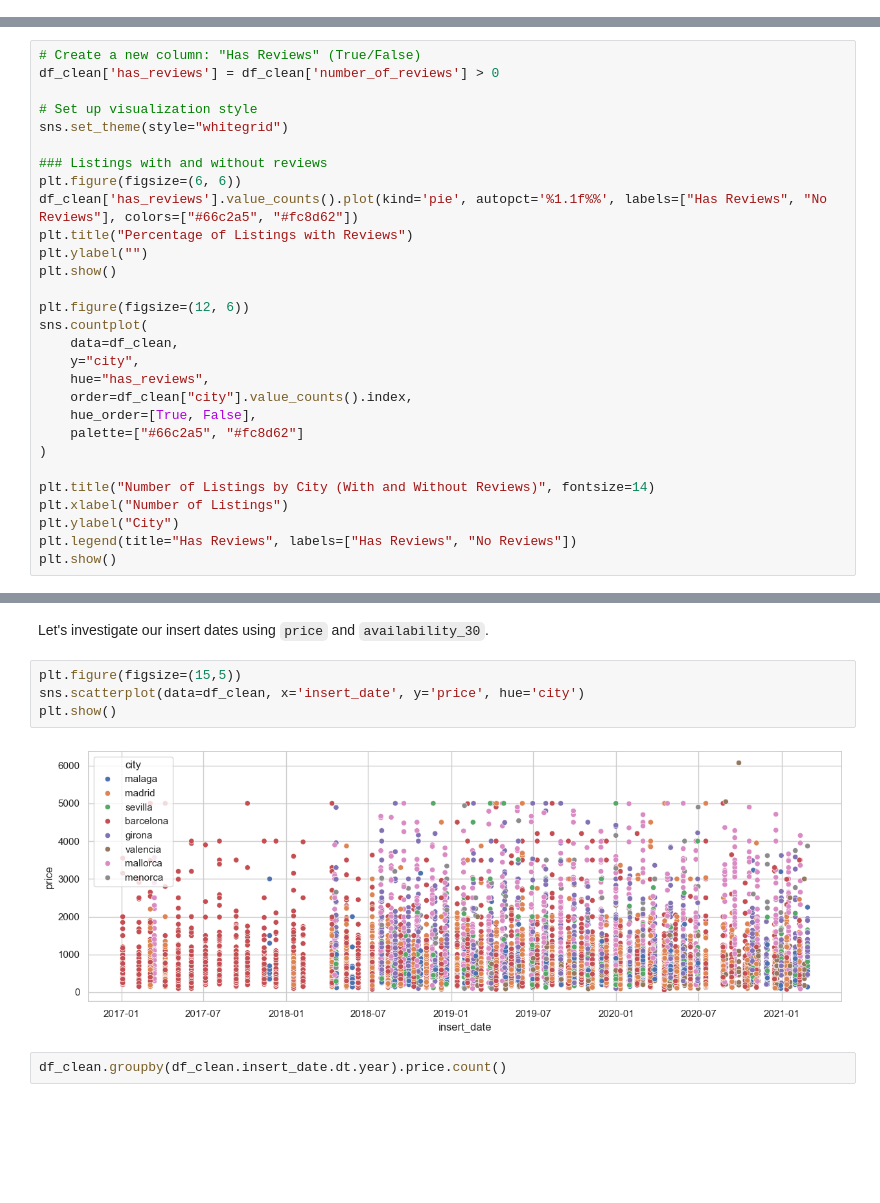
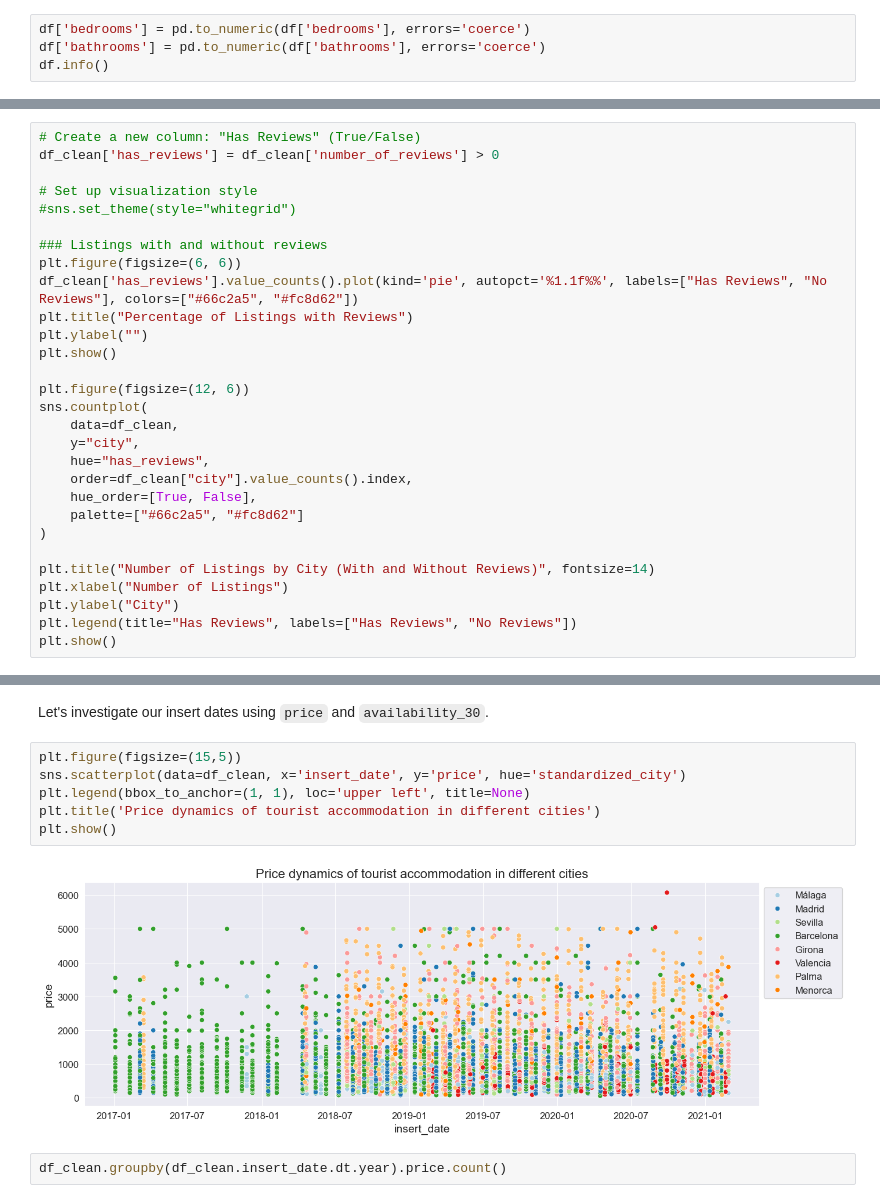
Before and after one commit to luybashu/tourism-accomodations-project, a Jupyter notebook: Scripts/data_overview.ipynb, the cells around one changed output, grey strips where cells are left out. Cells and saved outputs as stored; diff of their text form; blank space fills up the shorter version.

Commit message:
update data_overview and data_clean

```diff
--- a/Scripts/data_overview.ipynb
+++ b/Scripts/data_overview.ipynb
@@ -304,0 +347,4 @@ Name: count, dtype: int64
+# %%
+df['bedrooms'] = pd.to_numeric(df['bedrooms'], errors='coerce')
+df['bathrooms'] = pd.to_numeric(df['bathrooms'], errors='coerce')
+df.info()
@@ -1622,7 +1739,7 @@ for col in num_col:
 df_clean['has_reviews'] = df_clean['number_of_reviews'] > 0
 
 # Set up visualization style
-sns.set_theme(style="whitegrid")
+#sns.set_theme(style="whitegrid")
 
 ### Listings with and without reviews
 plt.figure(figsize=(6, 6))
@@ -1699,10 +1816,12 @@ df_clean.insert_date.min(), df_clean.insert_date.max()
 Let's investigate our insert dates using `price` and `availability_30`.
 # %%
 plt.figure(figsize=(15,5))
-sns.scatterplot(data=df_clean, x='insert_date', y='price', hue='city')
+sns.scatterplot(data=df_clean, x='insert_date', y='price', hue='standardized_city')
+plt.legend(bbox_to_anchor=(1, 1), loc='upper left', title=None)
+plt.title('Price dynamics of tourist accommodation in different cities')
 plt.show()
 # %% [output]
-[figure, old version]
+[figure, new version]
 # %%
 df_clean.groupby(df_clean.insert_date.dt.year).price.count()
 # %% [output]
```
Also changed, not shown: parts of 24 cells of this notebook, 1 other file.
